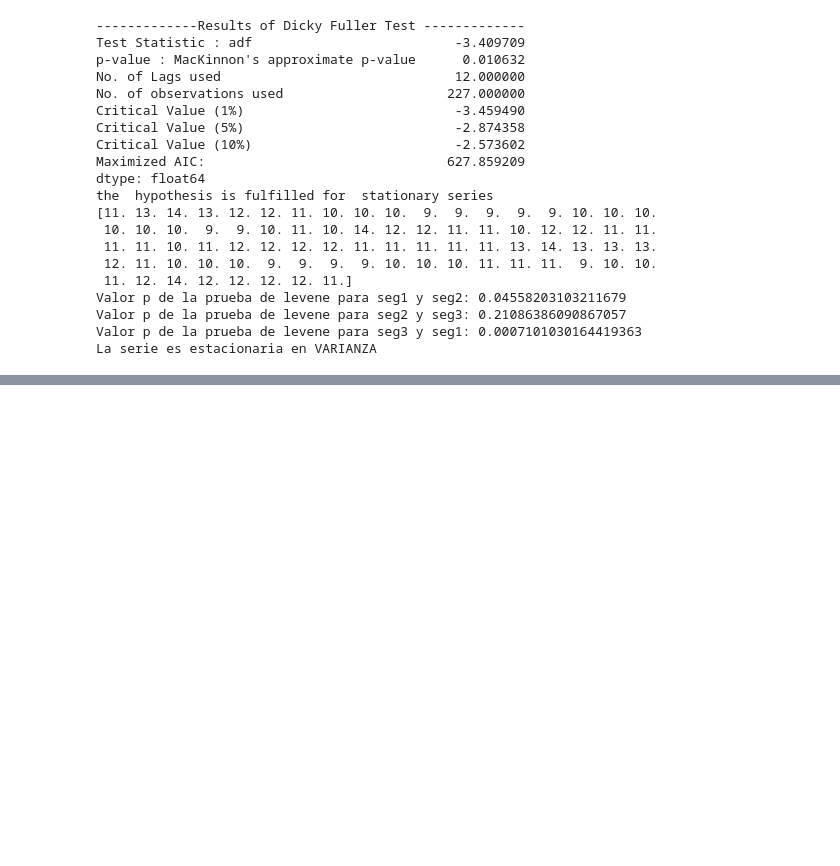
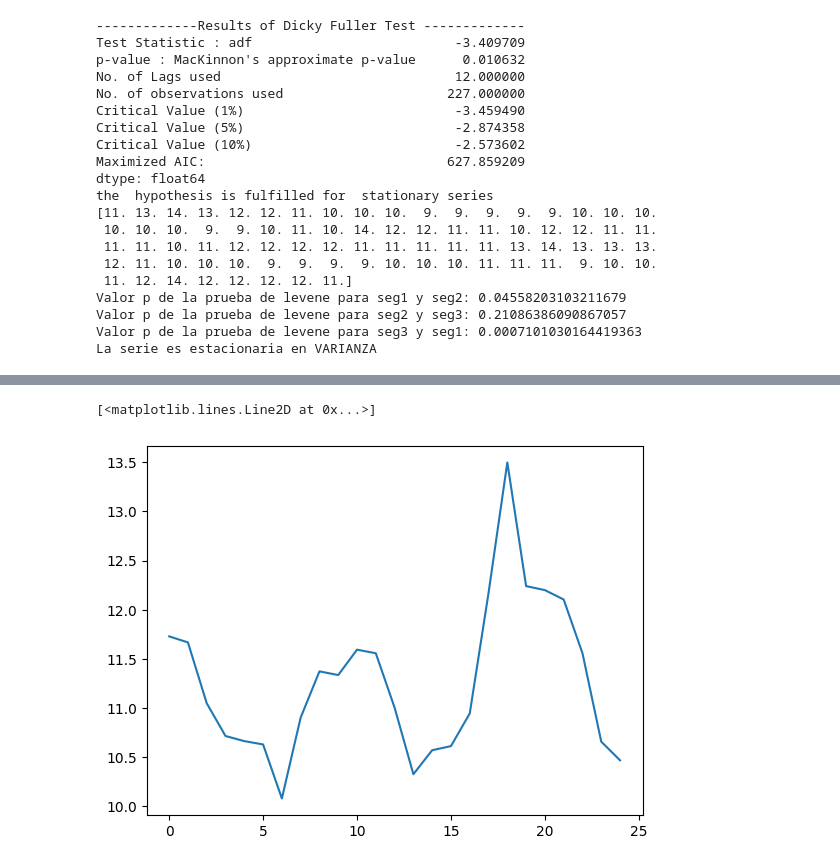
Before and after one commit to Millares95/Investigation_Code, a Jupyter notebook: ultimate_ARIMA_Forcast.ipynb, the cells around one changed output, grey strips where cells are left out. Saved outputs shown, nothing was run; the diff lists cells and outputs as text; code cells hidden in the pictures; blank space fills up the shorter version.

```diff
--- a/ultimate_ARIMA_Forcast.ipynb
+++ b/ultimate_ARIMA_Forcast.ipynb
@@ -382,0 +478,7 @@ La serie es estacionaria en VARIANZA
+# %%
+# predictions
+yhat = model_fitted.predict(start=len(dataToFit), end=len(dataToFit) + 24)
+plot.plot(yhat)
+# %% [output]
+[<matplotlib.lines.Line2D at 0x...>]
+[figure, added]
```
Also changed, not shown: parts of 5 cells of this notebook.
